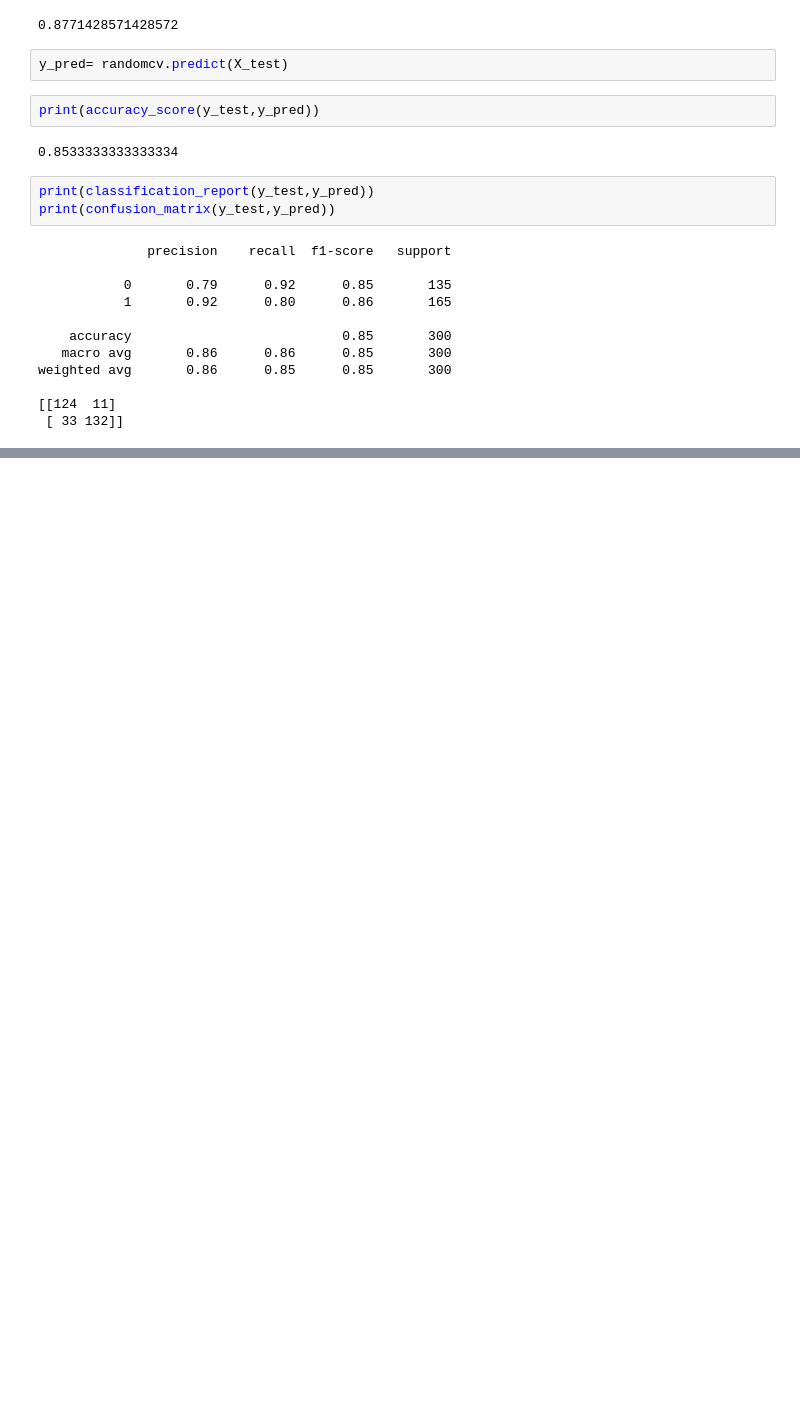
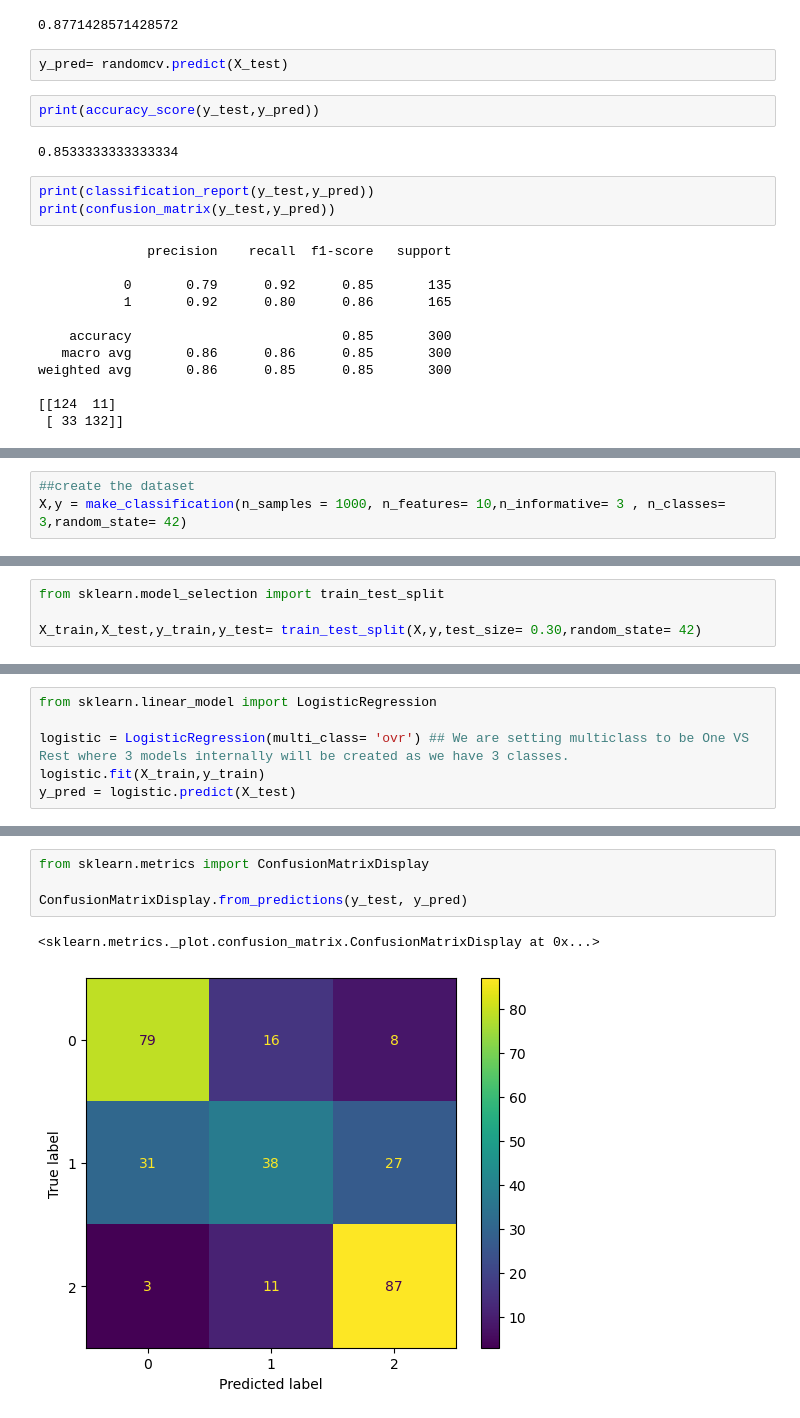
Before and after one commit to anmolzz-10/ML-Algorithms, a Jupyter notebook: Logistic Regression/implementation.ipynb, the cells around one changed output, grey strips where cells are left out. Cells and saved outputs as stored; diff of their text form; blank space fills up the shorter version.

```diff
--- a/Logistic Regression/implementation.ipynb
+++ b/Logistic Regression/implementation.ipynb
@@ -307,0 +310,3 @@ weighted avg       0.86      0.85      0.85       300
+# %%
+##create the dataset
+X,y = make_classification(n_samples = 1000, n_features= 10,n_informative= 3 , n_classes= 3,random_state= 42)
@@ -307,0 +368,4 @@ weighted avg       0.86      0.85      0.85       300
+# %%
+from sklearn.model_selection import train_test_split
+
+X_train,X_test,y_train,y_test= train_test_split(X,y,test_size= 0.30,random_state= 42)
@@ -307,0 +380,6 @@ weighted avg       0.86      0.85      0.85       300
+# %%
+from sklearn.linear_model import LogisticRegression
+
+logistic = LogisticRegression(multi_class= 'ovr') ## We are setting multiclass to be One VS Rest where 3 models internally will be created as we have 3 classes.
+logistic.fit(X_train,y_train)
+y_pred = logistic.predict(X_test)
@@ -307,0 +420,7 @@ weighted avg       0.86      0.85      0.85       300
+# %%
+from sklearn.metrics import ConfusionMatrixDisplay
+
+ConfusionMatrixDisplay.from_predictions(y_test, y_pred)
+# %% [output]
+<sklearn.metrics._plot.confusion_matrix.ConfusionMatrixDisplay at 0x...>
+[figure, added]
```
Also changed, not shown: parts of 11 cells of this notebook.
